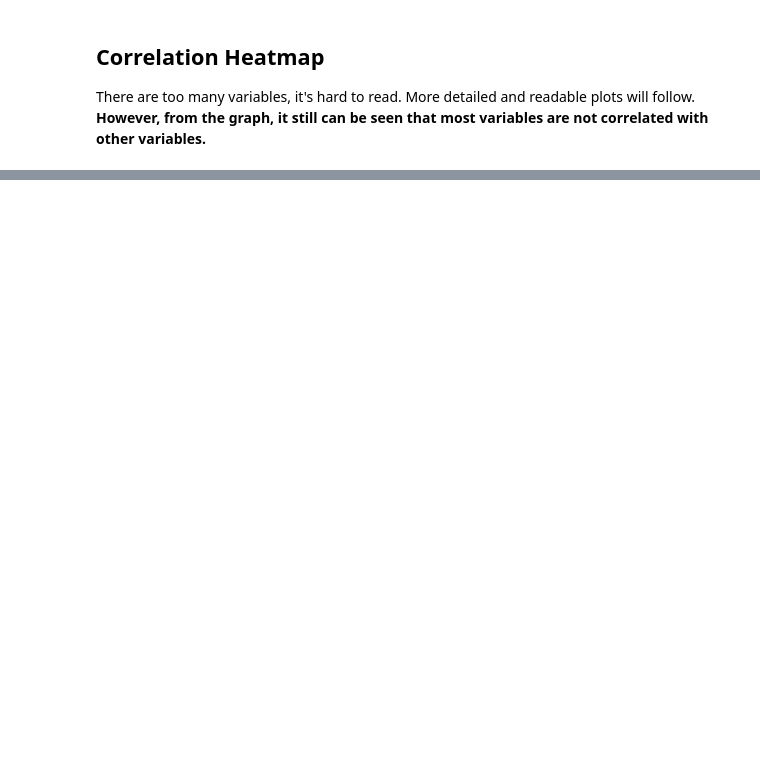
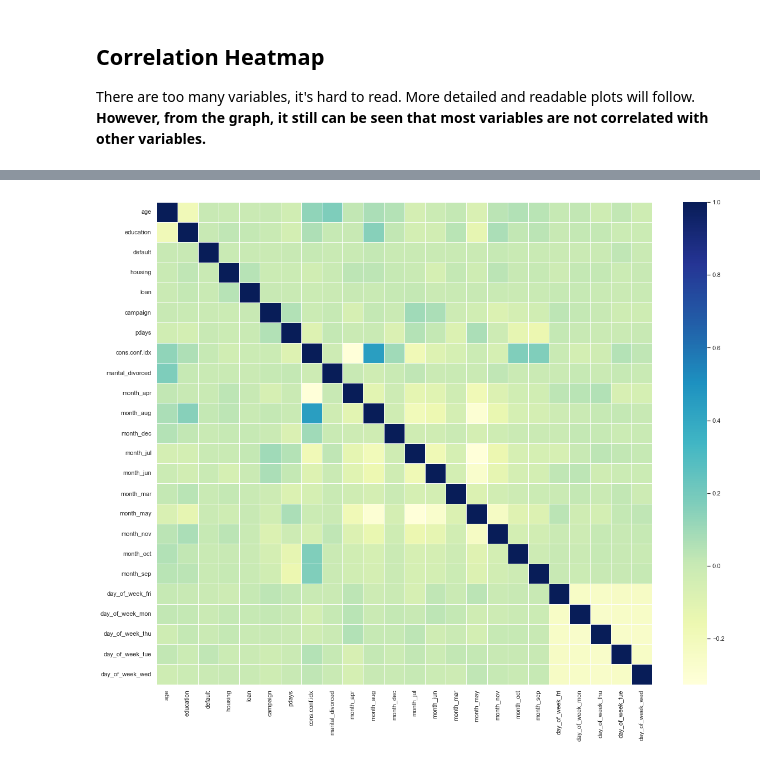
Before and after one commit to JumpyJumpy/Portuguese_Bank_Marketing_Data_Set, a Jupyter notebook: code/eda.ipynb, the cells around one changed output, grey strips where cells are left out. Cells and saved outputs as stored; diff of their text form; code cells hidden in the pictures; blank space fills up the shorter version.

```diff
--- a/code/eda.ipynb
+++ b/code/eda.ipynb
@@ -62,0 +121,10 @@ plt.show()
+# %%
+# feature selection for logistic regression
+bank_flattened = bank_flattened.drop(columns = ["emp.var.rate", "previous" , "contact_telephone", "marital_single", "euribor3m", "cons.price.idx", "poutcome", "job", "nr.employed", "contact_cellular", "marital_married"])
+bank_flattened.to_csv("../data/bank_selected.csv")
+plt.figure(figsize = (20, 16))
+sns.set(font_scale = 1)
+sns.heatmap(bank_flattened.corr(), cmap = "YlGnBu", linewidth = 1)
+plt.show()
+# %% [output]
+[figure, added]
```
Also changed, not shown: parts of 11 cells of this notebook, 8 other files.
